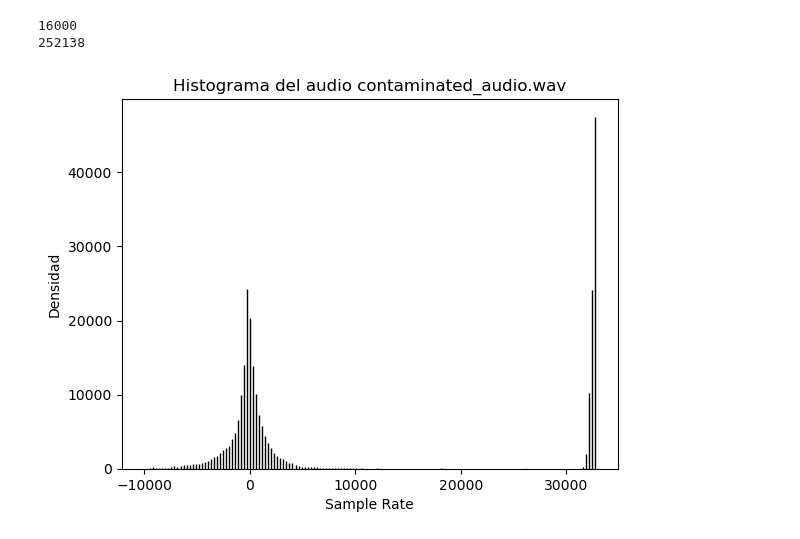
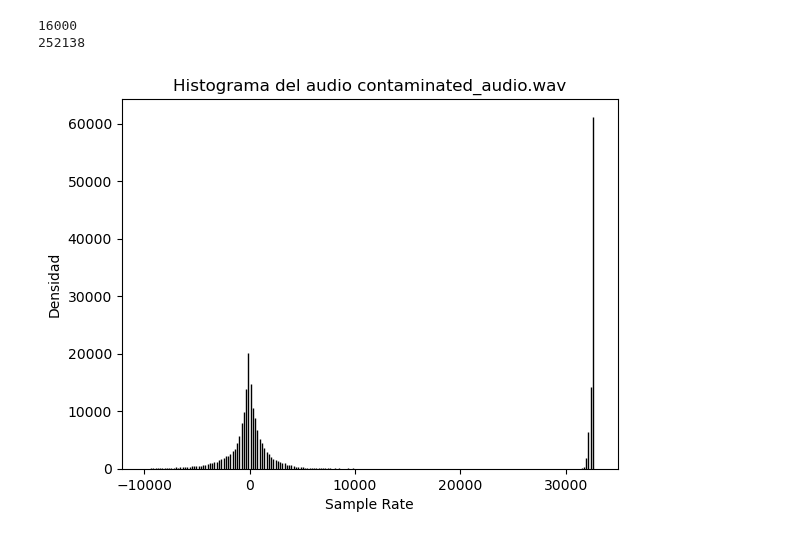
Before and after one commit to YoksanVC/TEC_DataScienceCert, a Jupyter notebook: Module_3_Estadistica_CienciaDatos/Trabajo_Practico_0_Kittler/Trabajo_Practico_0_Kittler.ipynb, the cells around one changed output. Cells and saved outputs as stored; diff of their text form; code cells hidden in the pictures.

```diff
--- a/Module_3_Estadistica_CienciaDatos/Trabajo_Practico_0_Kittler/Trabajo_Practico_0_Kittler.ipynb
+++ b/Module_3_Estadistica_CienciaDatos/Trabajo_Practico_0_Kittler/Trabajo_Practico_0_Kittler.ipynb
@@ -177,7 +177,7 @@ print(len(data))
 252138
 # %%
 # Graficando el histograma del audio
-hist_audio, bins_audio = np.histogram(data, bins = 150, range=(-10000,33000))
+hist_audio, bins_audio = np.histogram(data, bins = 200, range=(-10000,33000))
 plot_bar(bins_audio,hist_audio,"Sample Rate","Densidad","Histograma del audio contaminated_audio.wav")
 # %% [output]
-[figure, old version]
+[figure, new version]
```
